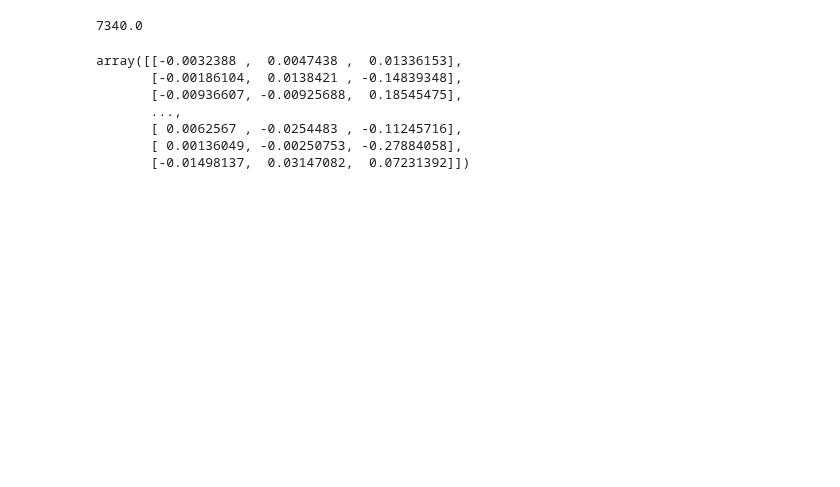
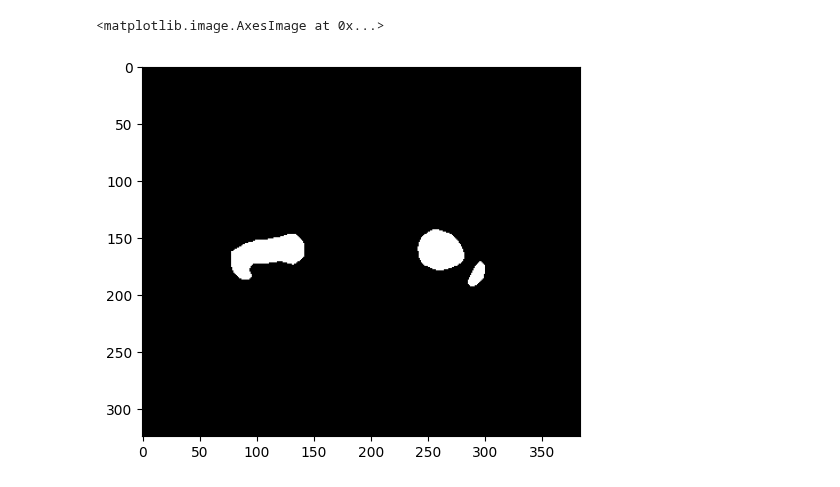
Before and after one commit to swestfechtel/morphometry, a Jupyter notebook: notebooks/augsburg_test.ipynb, the cells around one changed output. Saved outputs shown, nothing was run; the diff lists cells and outputs as text; code cells hidden in the pictures; blank space fills up the shorter version.

```diff
--- a/notebooks/augsburg_test.ipynb
+++ b/notebooks/augsburg_test.ipynb
@@ -360,4 +42,0 @@ c.shape
-# %%
-n_points.min()
-# %% [output]
-7340.0
@@ -378,10 +43,5 @@ mean_shape = ssm.compute_dataset_mean().reshape(-1, 3)
-# %%
-mean_shape
-# %% [output]
-array([[-0.0032388 ,  0.0047438 ,  0.01336153],
-       [-0.00186104,  0.0138421 , -0.14839348],
-       [-0.00936607, -0.00925688,  0.18545475],
-       ...,
-       [ 0.0062567 , -0.0254483 , -0.11245716],
-       [ 0.00136049, -0.00250753, -0.27884058],
-       [-0.01498137,  0.03147082,  0.07231392]])
+# %%
+plt.imshow(hip.array[:, :, hip.array.shape[2] // 2].T, cmap='gray')
+# %% [output]
+<matplotlib.image.AxesImage at 0x...>
+[figure, added]
```
Also changed, not shown: parts of 73 cells of this notebook, 13 other files.
